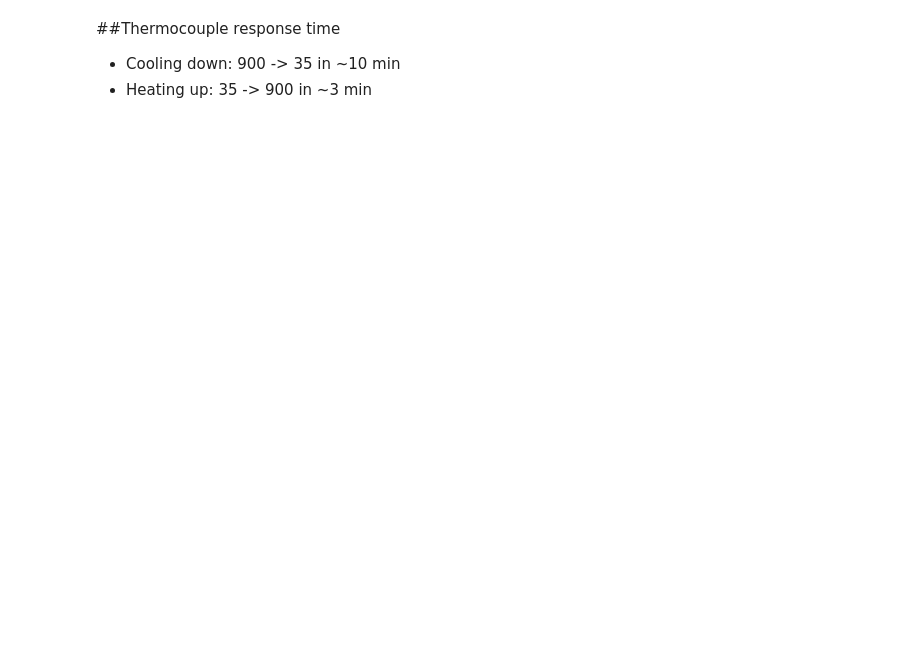
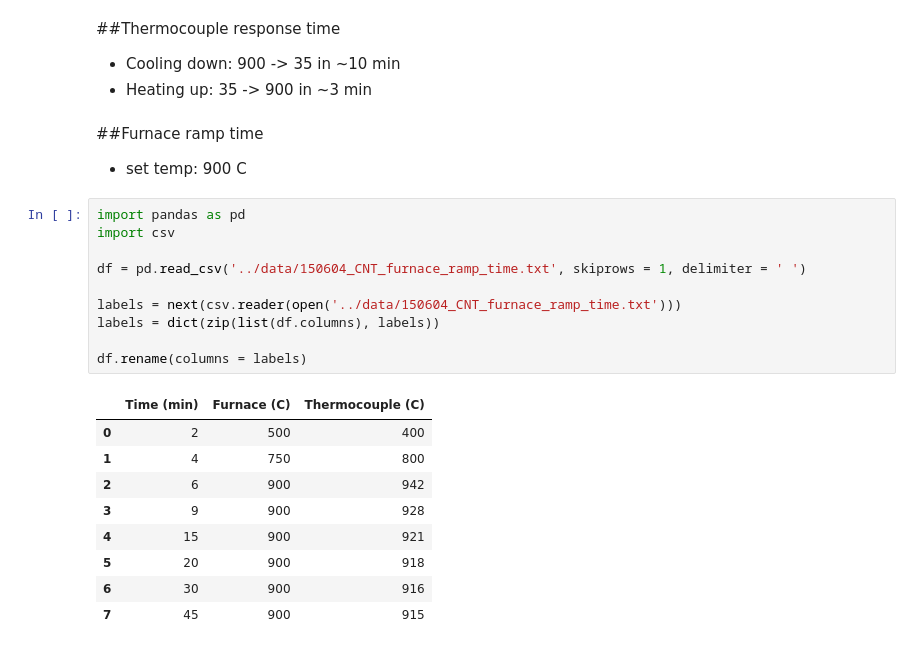
Before and after one commit to bhk37/CNT-Growths, a Jupyter notebook: notes/150601_furnace_characterization_3.ipynb, the cells around one changed output. Drawn from its saved outputs; the diff is of its cells as text; blank space fills up the shorter version.

```diff
--- a/notes/150601_furnace_characterization_3.ipynb
+++ b/notes/150601_furnace_characterization_3.ipynb
@@ -48,3 +90,26 @@ legend(loc = 'upper right')
 ##Thermocouple response time
 - Cooling down: 900 -> 35 in ~10 min
 - Heating up: 35 -> 900 in ~3 min
+# %% [markdown]
+##Furnace ramp time
+- set temp: 900 C
+# %%
+import pandas as pd
+import csv
+
+df = pd.read_csv('../data/150604_CNT_furnace_ramp_time.txt', skiprows = 1, delimiter = ' ')
+
+labels = next(csv.reader(open('../data/150604_CNT_furnace_ramp_time.txt')))
+labels = dict(zip(list(df.columns), labels))
+
+df.rename(columns = labels)
+# %% [output]
+|  | Time (min) | Furnace (C) | Thermocouple (C) |
+| 0 | 2 | 500 | 400 |
+| 1 | 4 | 750 | 800 |
+| 2 | 6 | 900 | 942 |
+| 3 | 9 | 900 | 928 |
+| 4 | 15 | 900 | 921 |
+| 5 | 20 | 900 | 918 |
+| 6 | 30 | 900 | 916 |
+| 7 | 45 | 900 | 915 |
```
Also changed, not shown: parts of 6 cells of this notebook, 6 other files.
